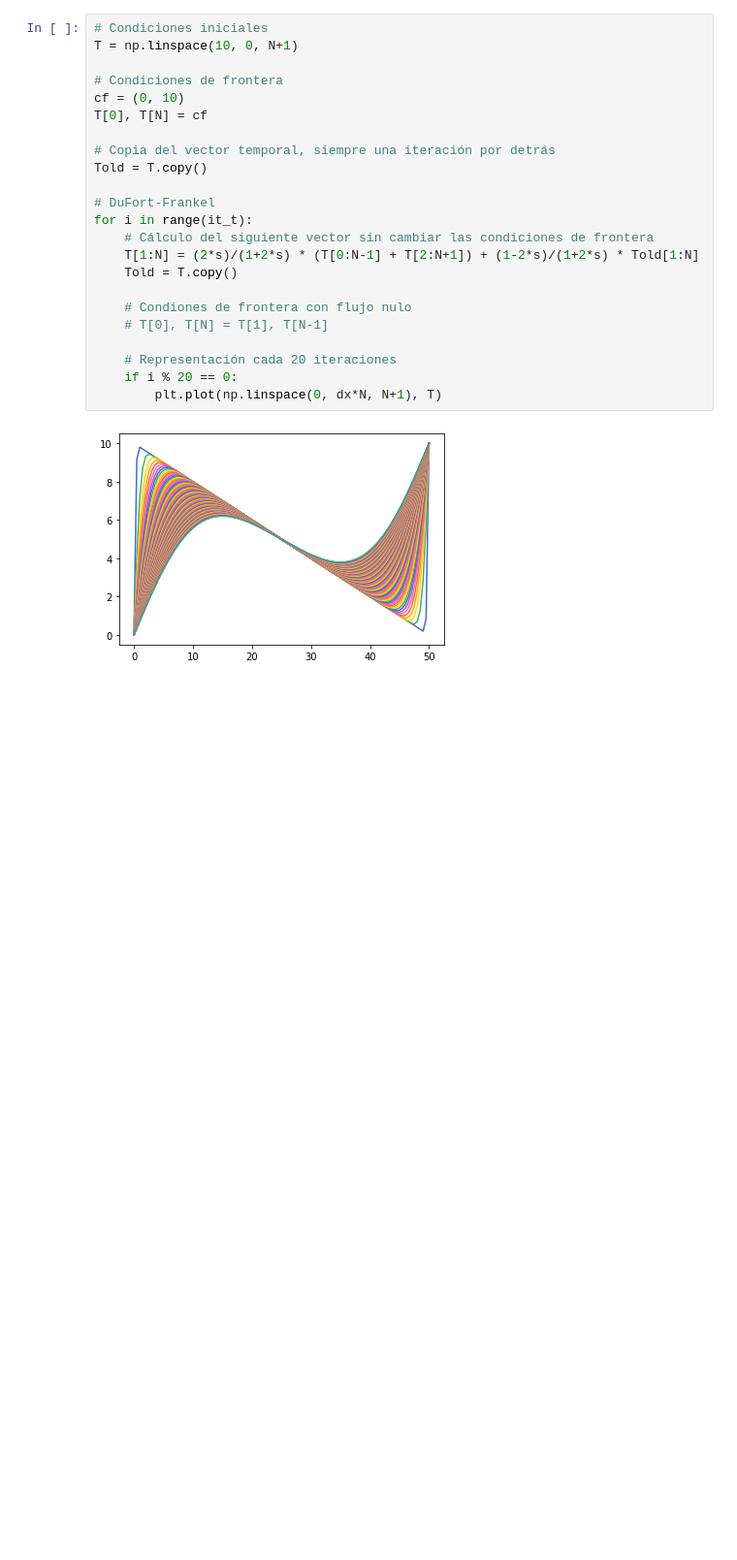
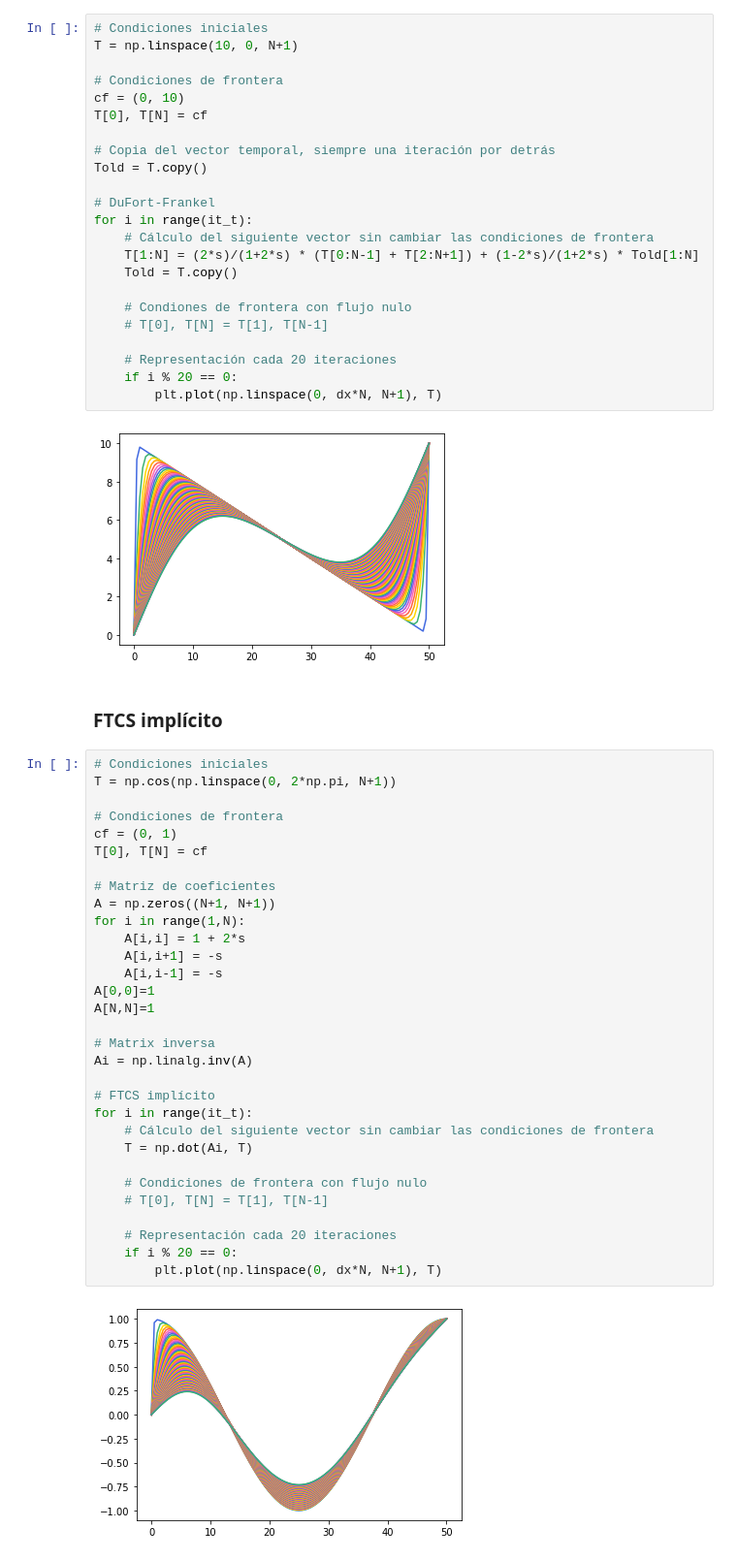
Before and after one commit to eerii/cilantro, a Jupyter notebook: tema_07/transporte.ipynb, the cells around one changed output. Shown at 97% size. Cells and saved outputs as stored; diff of their text form; blank space fills up the shorter version.

Commit message:
Métodos Implícitos

```diff
--- a/tema_07/transporte.ipynb
+++ b/tema_07/transporte.ipynb
@@ -148,3 +148,38 @@ for i in range(it_t):
         plt.plot(np.linspace(0, dx*N, N+1), T)
 # %% [output]
 [figure]
+# %% [markdown]
+### FTCS implícito
+# %%
+# Condiciones iniciales
+T = np.cos(np.linspace(0, 2*np.pi, N+1))
+
+# Condiciones de frontera
+cf = (0, 1)
+T[0], T[N] = cf
+
+# Matriz de coeficientes
+A = np.zeros((N+1, N+1))
+for i in range(1,N):
+    A[i,i] = 1 + 2*s
+    A[i,i+1] = -s
+    A[i,i-1] = -s
+A[0,0]=1
+A[N,N]=1
+
+# Matrix inversa
+Ai = np.linalg.inv(A)
+
+# FTCS implícito
+for i in range(it_t):
+    # Cálculo del siguiente vector sin cambiar las condiciones de frontera
+    T = np.dot(Ai, T)
+
+    # Condiciones de frontera con flujo nulo
+    # T[0], T[N] = T[1], T[N-1]
+
+    # Representación cada 20 iteraciones
+    if i % 20 == 0:
+        plt.plot(np.linspace(0, dx*N, N+1), T)
+# %% [output]
+[figure, added]
```
Also changed, not shown: parts of 2 cells of this notebook.
